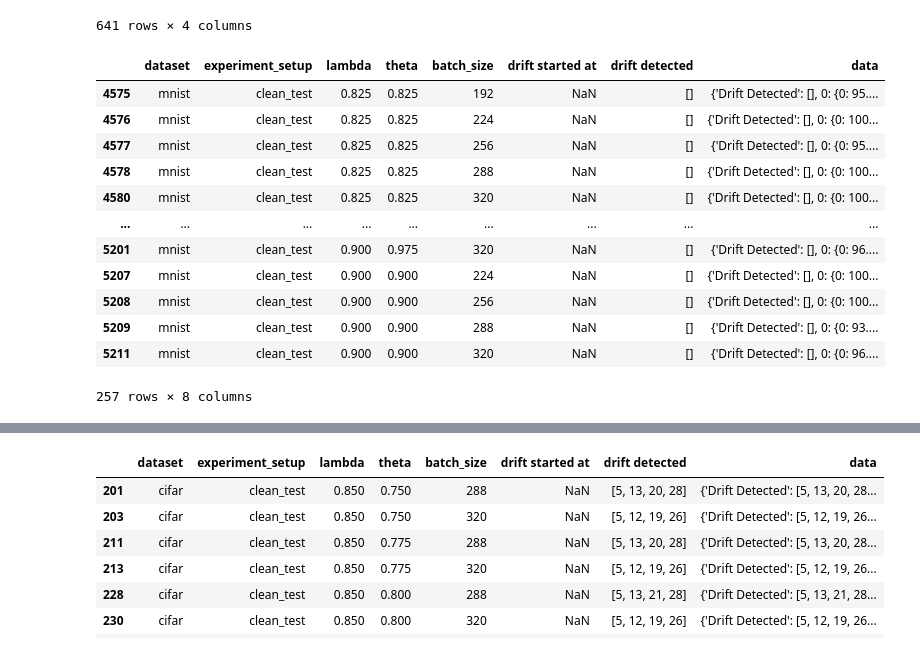
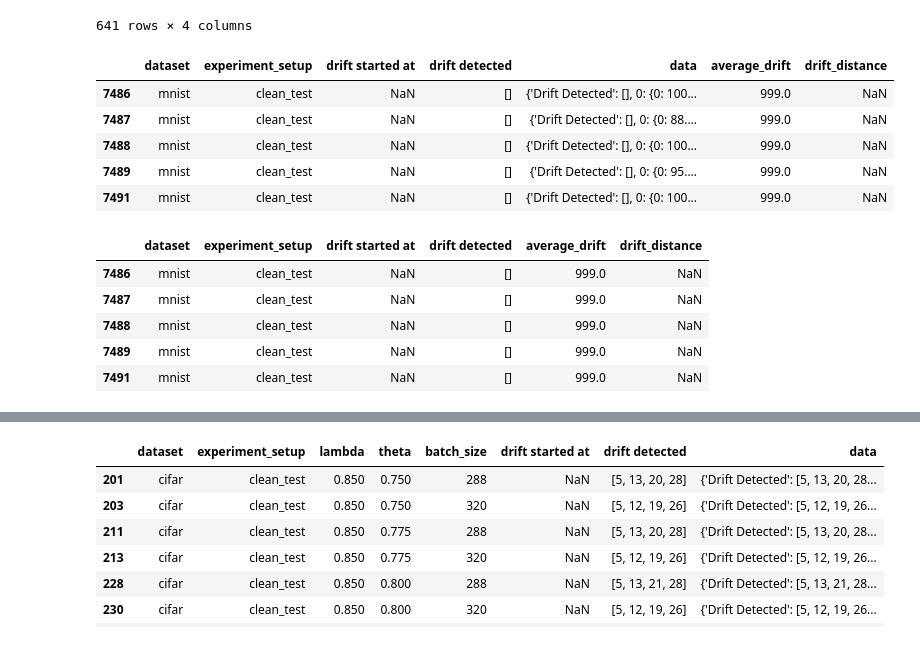
Before and after one commit to ranUser01/TinyML, a Jupyter notebook: read_results.ipynb, the cells around one changed output, grey strips where cells are left out. Cells and saved outputs as stored; diff of their text form; code cells hidden in the pictures.

```diff
--- a/read_results.ipynb
+++ b/read_results.ipynb
@@ -90,21 +188,24 @@ df[['dataset','drift started at','drift detected','experiment_setup']][(df['expe
 | 8124 | mnist | NaN | [44] | clean_test |
 641 rows × 4 columns
 # %%
-df[(df['experiment_setup'] == 'clean_test') & (df['drift detected'].apply(lambda x: len(x) <= 0))]
+df[(df['experiment_setup'] == 'clean_test') & (df['drift detected'].apply(lambda x: len(x) <= 0))].head()
 # %% [output]
-|  | dataset | experiment_setup | lambda | theta | batch_size | drift started at | drift detected | data |
-| 4575 | mnist | clean_test | 0.825 | 0.825 | 192 | NaN | [] | {'Drift Detected': [], 0: {0: 95.... |
-| 4576 | mnist | clean_test | 0.825 | 0.825 | 224 | NaN | [] | {'Drift Detected': [], 0: {0: 100... |
-| 4577 | mnist | clean_test | 0.825 | 0.825 | 256 | NaN | [] | {'Drift Detected': [], 0: {0: 95.... |
-| 4578 | mnist | clean_test | 0.825 | 0.825 | 288 | NaN | [] | {'Drift Detected': [], 0: {0: 100... |
-| 4580 | mnist | clean_test | 0.825 | 0.825 | 320 | NaN | [] | {'Drift Detected': [], 0: {0: 100... |
-| ... | ... | ... | ... | ... | ... | ... | ... | ... |
-| 5201 | mnist | clean_test | 0.900 | 0.975 | 320 | NaN | [] | {'Drift Detected': [], 0: {0: 96.... |
-| 5207 | mnist | clean_test | 0.900 | 0.900 | 224 | NaN | [] | {'Drift Detected': [], 0: {0: 100... |
-| 5208 | mnist | clean_test | 0.900 | 0.900 | 256 | NaN | [] | {'Drift Detected': [], 0: {0: 100... |
-| 5209 | mnist | clean_test | 0.900 | 0.900 | 288 | NaN | [] | {'Drift Detected': [], 0: {0: 93.... |
-| 5211 | mnist | clean_test | 0.900 | 0.900 | 320 | NaN | [] | {'Drift Detected': [], 0: {0: 96.... |
+|  | dataset | experiment_setup | drift started at | drift detected | data | average_drift | drift_distance |
+| 7486 | mnist | clean_test | NaN | [] | {'Drift Detected': [], 0: {0: 100... | 999.0 | NaN |
+| 7487 | mnist | clean_test | NaN | [] | {'Drift Detected': [], 0: {0: 88.... | 999.0 | NaN |
+| 7488 | mnist | clean_test | NaN | [] | {'Drift Detected': [], 0: {0: 100... | 999.0 | NaN |
+| 7489 | mnist | clean_test | NaN | [] | {'Drift Detected': [], 0: {0: 95.... | 999.0 | NaN |
+| 7491 | mnist | clean_test | NaN | [] | {'Drift Detected': [], 0: {0: 100... | 999.0 | NaN |
-257 rows × 8 columns
+# %%
+df_selected = df.drop('data', axis=1)
+df_selected[(df['experiment_setup'] == 'clean_test') & (df['drift detected'].apply(lambda x: len(x) <= 0))].head()
+# %% [output]
+|  | dataset | experiment_setup | drift started at | drift detected | average_drift | drift_distance |
+| 7486 | mnist | clean_test | NaN | [] | 999.0 | NaN |
+| 7487 | mnist | clean_test | NaN | [] | 999.0 | NaN |
+| 7488 | mnist | clean_test | NaN | [] | 999.0 | NaN |
+| 7489 | mnist | clean_test | NaN | [] | 999.0 | NaN |
+| 7491 | mnist | clean_test | NaN | [] | 999.0 | NaN |
 # %%
 df_sorted = df[(df['dataset'] == 'mnist') & (df['lambda'].between(0.825, 0.975)) & (df['theta'].between(0.825, 0.975)) & (df['drift detected'].apply(lambda x: len(x) >= 1)) & (df['experiment_setup'] != 'clean_test') & (df['drift_distance'] > -20)].sort_values('drift_distance')
 df_sorted[df_sorted['drift_distance'] == 0]
```
Also changed, not shown: parts of 9 cells of this notebook, 10 other files.
